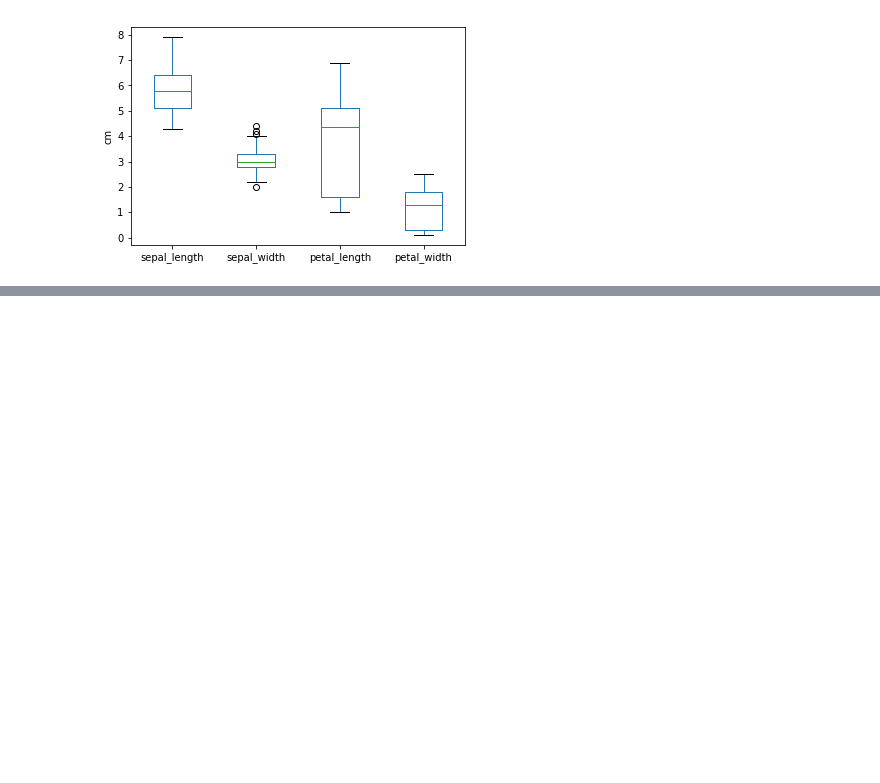
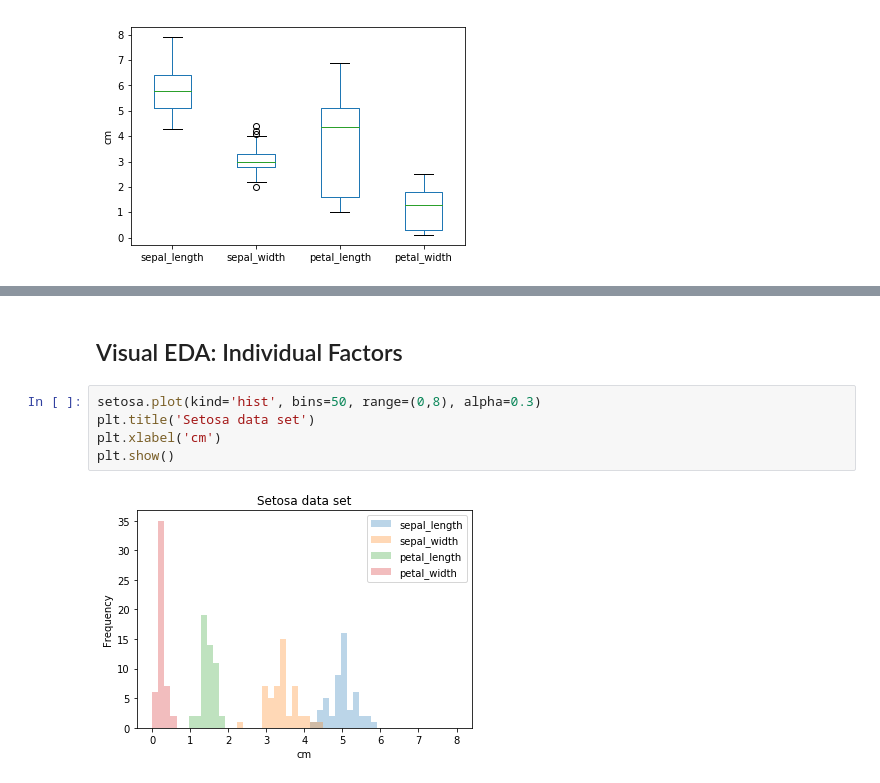
Before and after one commit to Rion5/Python_Data_Science, a Jupyter notebook: pandas/pandas_Foundations/Exploratory_Data_Analysis.ipynb, the cells around one changed output, grey strips where cells are left out. Saved outputs shown, nothing was run; the diff lists cells and outputs as text; blank space fills up the shorter version.

```diff
--- a/pandas/pandas_Foundations/Exploratory_Data_Analysis.ipynb
+++ b/pandas/pandas_Foundations/Exploratory_Data_Analysis.ipynb
@@ -240,0 +296,9 @@ plt.show()
+# %% [markdown]
+## Visual EDA: Individual Factors
+# %%
+setosa.plot(kind='hist', bins=50, range=(0,8), alpha=0.3)
+plt.title('Setosa data set')
+plt.xlabel('cm')
+plt.show()
+# %% [output]
+[figure, added]
```
Also changed, not shown: parts of 10 cells of this notebook.
